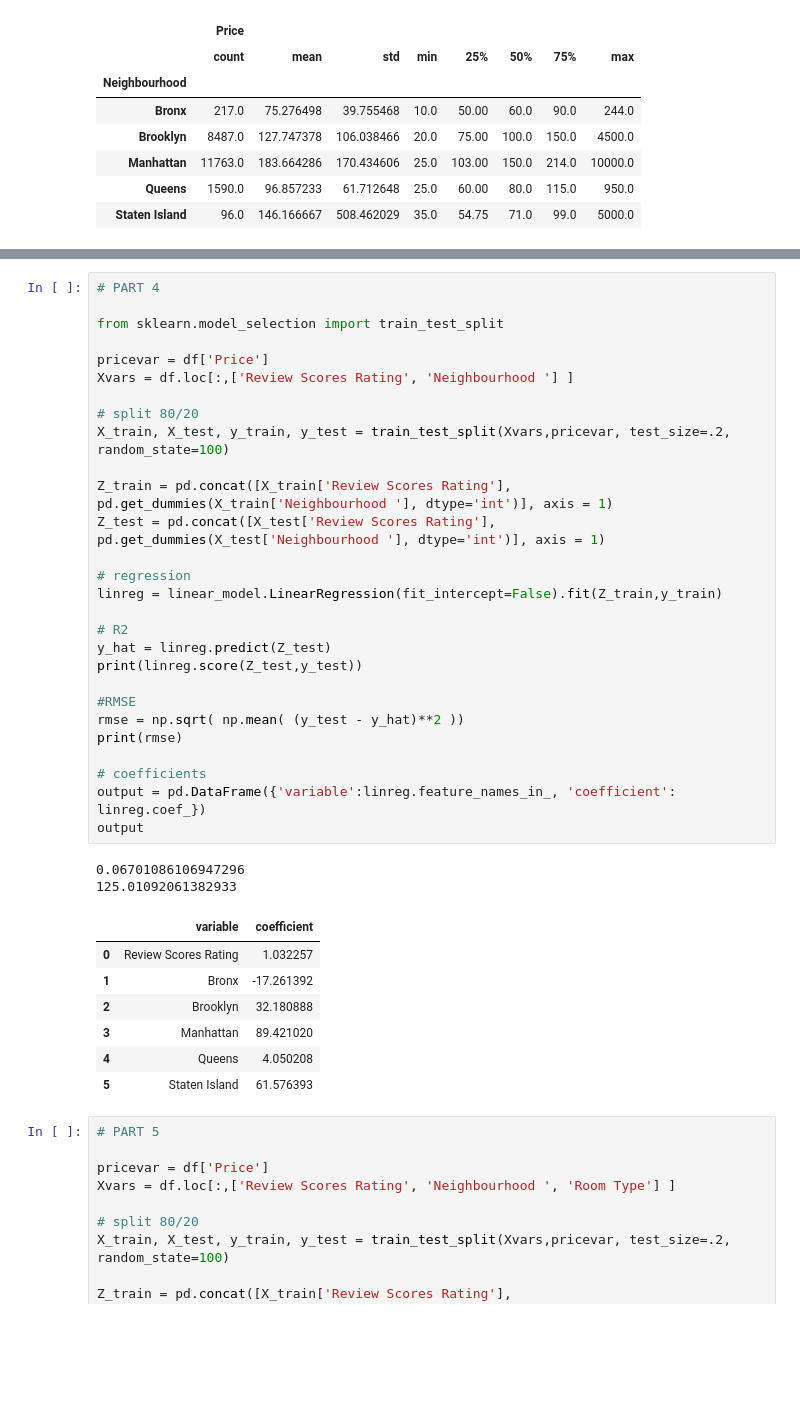
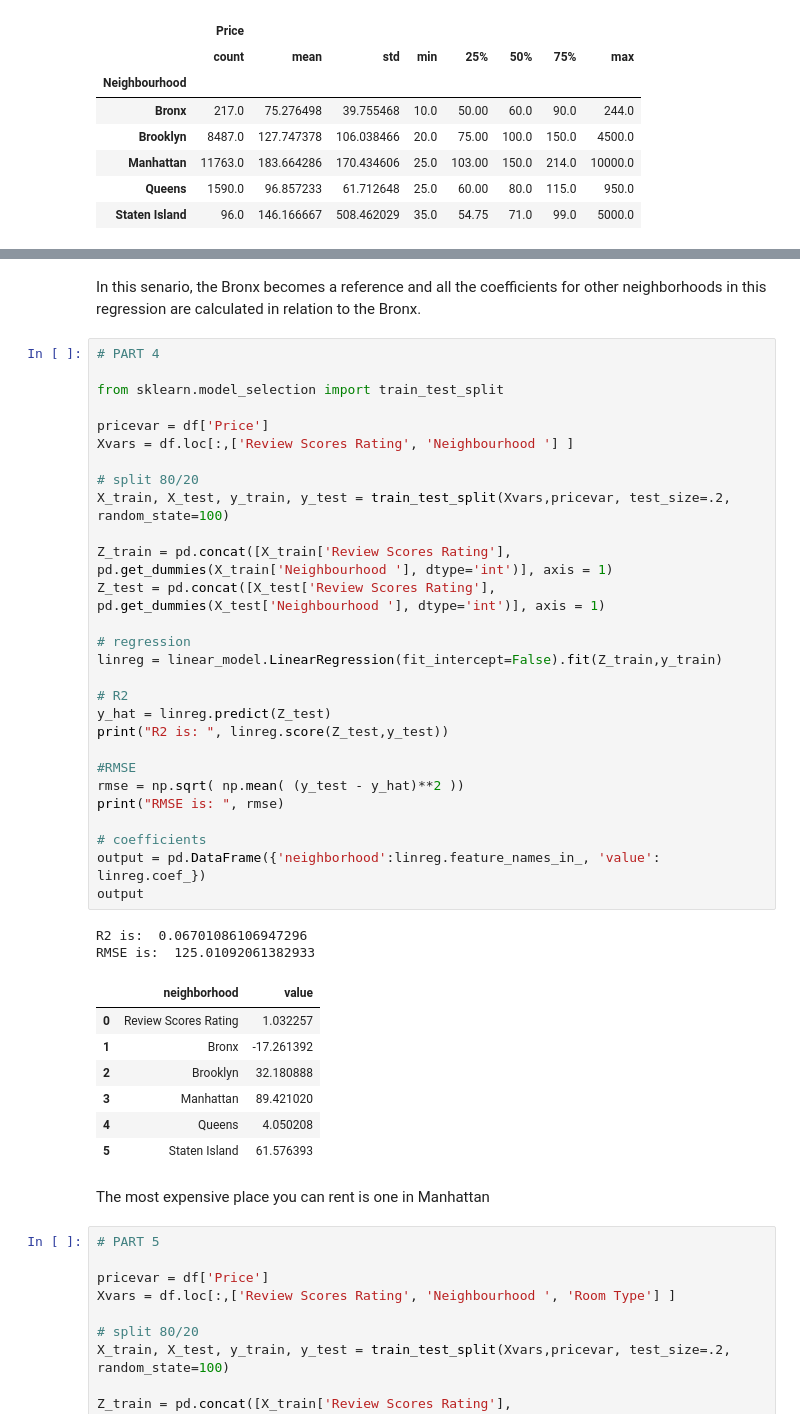
Before and after one commit to annikarichardson2024/LinearRegression, a Jupyter notebook: assignment-4.ipynb, the cells around one changed output, grey strips where cells are left out. Saved outputs shown, nothing was run; the diff lists cells and outputs as text; blank space fills up the shorter version.

```diff
--- a/assignment-4.ipynb
+++ b/assignment-4.ipynb
@@ -84,44 +87,48 @@ output
 | 1 | Manhattan | 183.664286 |
 | 2 | Queens | 96.857233 |
 | 3 | Staten Island | 146.166667 |
+# %% [markdown]
+In this senario, the Bronx becomes a reference and all the coefficients for other neighborhoods in this regression are calculated in relation to the Bronx.
 # %%
 # PART 4
 
 from sklearn.model_selection import train_test_split
 
 pricevar = df['Price']
 Xvars = df.loc[:,['Review Scores Rating', 'Neighbourhood '] ]
 
 # split 80/20
 X_train, X_test, y_train, y_test = train_test_split(Xvars,pricevar, test_size=.2, random_state=100)
 
 Z_train = pd.concat([X_train['Review Scores Rating'], pd.get_dummies(X_train['Neighbourhood '], dtype='int')], axis = 1)
 Z_test = pd.concat([X_test['Review Scores Rating'], pd.get_dummies(X_test['Neighbourhood '], dtype='int')], axis = 1)
 
 # regression
 linreg = linear_model.LinearRegression(fit_intercept=False).fit(Z_train,y_train)
 
 # R2
 y_hat = linreg.predict(Z_test)
-print(linreg.score(Z_test,y_test))
+print("R2 is: ", linreg.score(Z_test,y_test))
 
 #RMSE
 rmse = np.sqrt( np.mean( (y_test - y_hat)**2 ))
-print(rmse)
+print("RMSE is: ", rmse)
 
 # coefficients
-output = pd.DataFrame({'variable':linreg.feature_names_in_, 'coefficient': linreg.coef_})
+output = pd.DataFrame({'neighborhood':linreg.feature_names_in_, 'value': linreg.coef_})
 output
 # %% [output]
-0.06701086106947296
-125.01092061382933
+R2 is:  0.06701086106947296
+RMSE is:  125.01092061382933
-|  | variable | coefficient |
+|  | neighborhood | value |
 | 0 | Review Scores Rating | 1.032257 |
 | 1 | Bronx | -17.261392 |
 | 2 | Brooklyn | 32.180888 |
 | 3 | Manhattan | 89.421020 |
 | 4 | Queens | 4.050208 |
 | 5 | Staten Island | 61.576393 |
+# %% [markdown]
+The most expensive place you can rent is one in Manhattan
 # %%
 # PART 5
 
```
Also changed, not shown: parts of 13 cells of this notebook.
